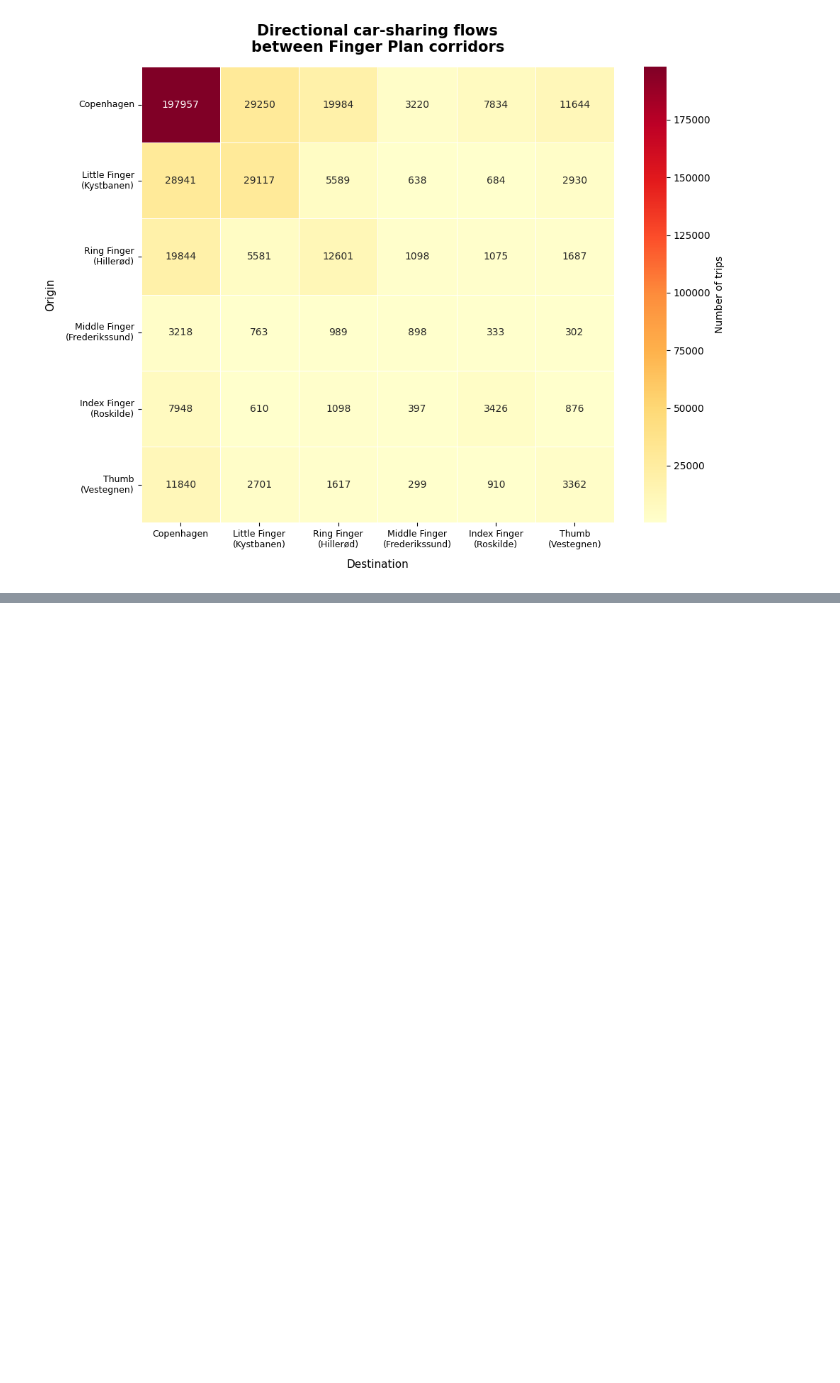
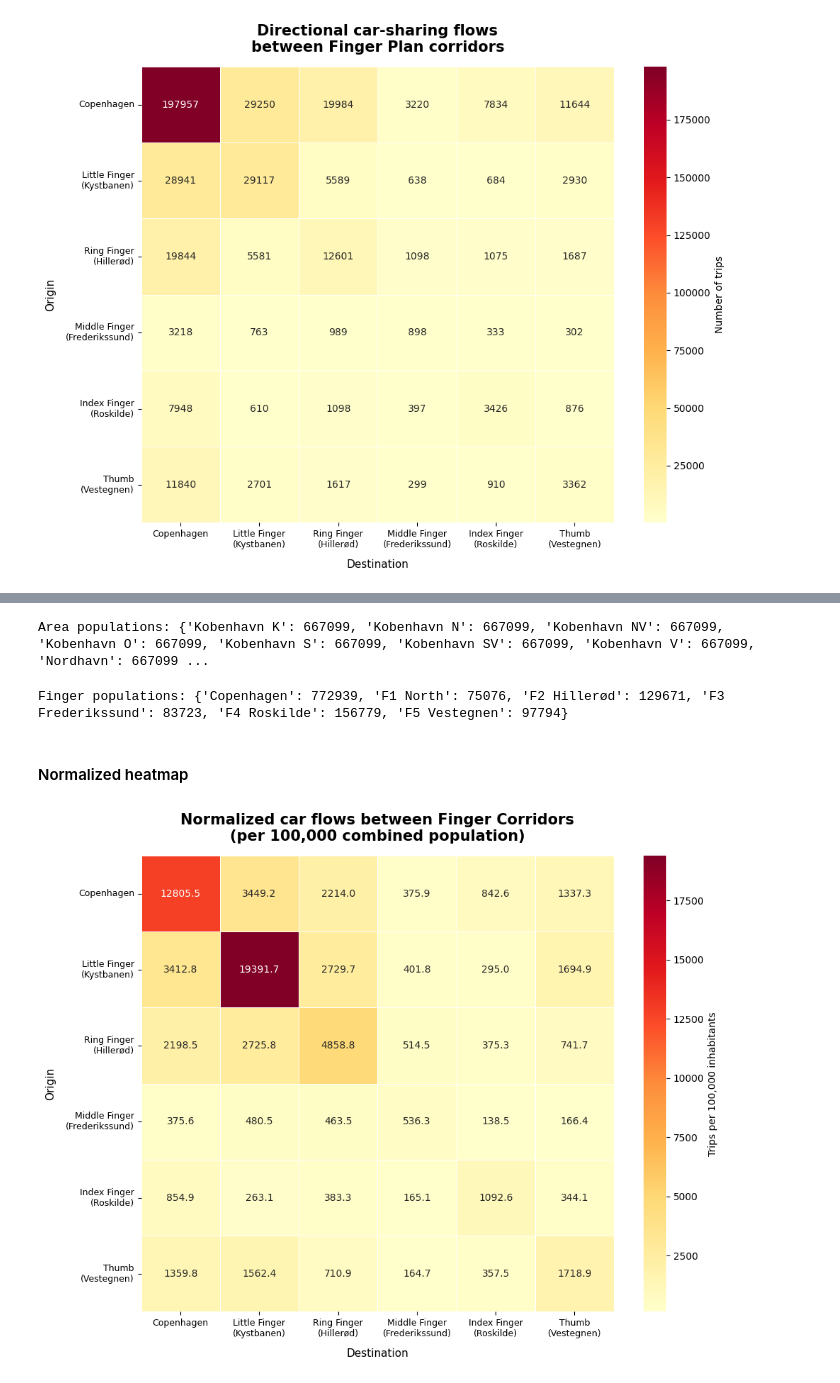
Before and after one commit to florentinafabregas/geospatial, a Jupyter notebook: notebooks/flows.ipynb, the cells around one changed output, grey strips where cells are left out. Saved outputs shown, nothing was run; the diff lists cells and outputs as text; code cells hidden in the pictures; blank space fills up the shorter version.

Commit message:
add normalized finger flows

```diff
--- a/notebooks/flows.ipynb
+++ b/notebooks/flows.ipynb
@@ -617,0 +673,70 @@ plt.show()
+# %%
+pop_lookup = pop_df.set_index('municipality')['population'].to_dict()
+
+area_population = {
+    area: pop_lookup.get(muni, 0)
+    for area, muni in area_to_municipality.items()
+}
+print("Area populations:", area_population)
+# %% [output]
+Area populations: {'Kobenhavn K': 667099, 'Kobenhavn N': 667099, 'Kobenhavn NV': 667099, 'Kobenhavn O': 667099, 'Kobenhavn S': 667099, 'Kobenhavn SV': 667099, 'Kobenhavn V': 667099, 'Nordhavn': 667099 ...
+# %%
+# Map finger group to population
+
+finger_population = {
+    'Copenhagen':       pop_lookup.get('Copenhagen', 0) + pop_lookup.get('Frederiksberg', 0),
+    'F1 North':         pop_lookup.get('Gentofte', 0),
+    'F2 Hillerød':      pop_lookup.get('Lyngby-Taarbæk', 0) + pop_lookup.get('Gladsaxe', 0),
+    'F3 Frederikssund': pop_lookup.get('Herlev', 0) + pop_lookup.get('Ballerup', 0),
+    'F4 Roskilde':      (pop_lookup.get('Glostrup', 0) + pop_lookup.get('Albertslund', 0) +
+                         pop_lookup.get('Høje-Taastrup', 0) + pop_lookup.get('Rødovre', 0)),
+    'F5 Vestegnen':     pop_lookup.get('Hvidovre', 0) + pop_lookup.get('Tårnby', 0),
+}
+
+print("Finger populations:", finger_population)
+# %% [output]
+Finger populations: {'Copenhagen': 772939, 'F1 North': 75076, 'F2 Hillerød': 129671, 'F3 Frederikssund': 83723, 'F4 Roskilde': 156779, 'F5 Vestegnen': 97794}
+# %% [markdown]
+#### Normalized heatmap
+# %%
+flows_fingers_dir['pop_origin']      = flows_fingers_dir['finger_start'].map(finger_population)
+flows_fingers_dir['pop_destination'] = flows_fingers_dir['finger_end'].map(finger_population)
+flows_fingers_dir['pop_combined']    = flows_fingers_dir['pop_origin'] + flows_fingers_dir['pop_destination']
+flows_fingers_dir['flow_normalized'] = (
+    flows_fingers_dir['flow'] / flows_fingers_dir['pop_combined'] * 100_000
+).round(1)
+# %%
+pivot_norm = (
+    flows_fingers_dir
+    .pivot(index='finger_start', columns='finger_end', values='flow_normalized')  # ← only change
+    .reindex(index=finger_order, columns=finger_order)
+    .fillna(0)
+)
+
+pivot_norm.index   = [label_map[i] for i in pivot_norm.index]
+pivot_norm.columns = [label_map[c] for c in pivot_norm.columns]
+# %%
+fig, ax = plt.subplots(figsize=(10, 8))
+sns.heatmap(
+    pivot_norm,
+    annot=True,
+    fmt='.1f',            # ← float instead of int
+    cmap='YlOrRd',
+    linewidths=0.5,
+    linecolor='white',
+    ax=ax,
+    cbar_kws={'label': 'Trips per 100,000 inhabitants'},  # ← updated label
+)
+
+ax.set_title('Normalized car flows between Finger Corridors\n(per 100,000 combined population)',
+             fontsize=15, fontweight='bold', pad=15)
+ax.set_xlabel('Destination', fontsize=11, labelpad=10)
+ax.set_ylabel('Origin', fontsize=11, labelpad=10)
+ax.tick_params(axis='x', labelsize=9)
+ax.tick_params(axis='y', labelsize=9, rotation=0)
+
+plt.tight_layout()
+plt.savefig("../artifacts/heatmap_fingers_normalized.png", dpi=150, bbox_inches='tight')
+plt.show()
+# %% [output]
+[figure, added]
```
Also changed, not shown: parts of 4 cells of this notebook, 2 other files.
